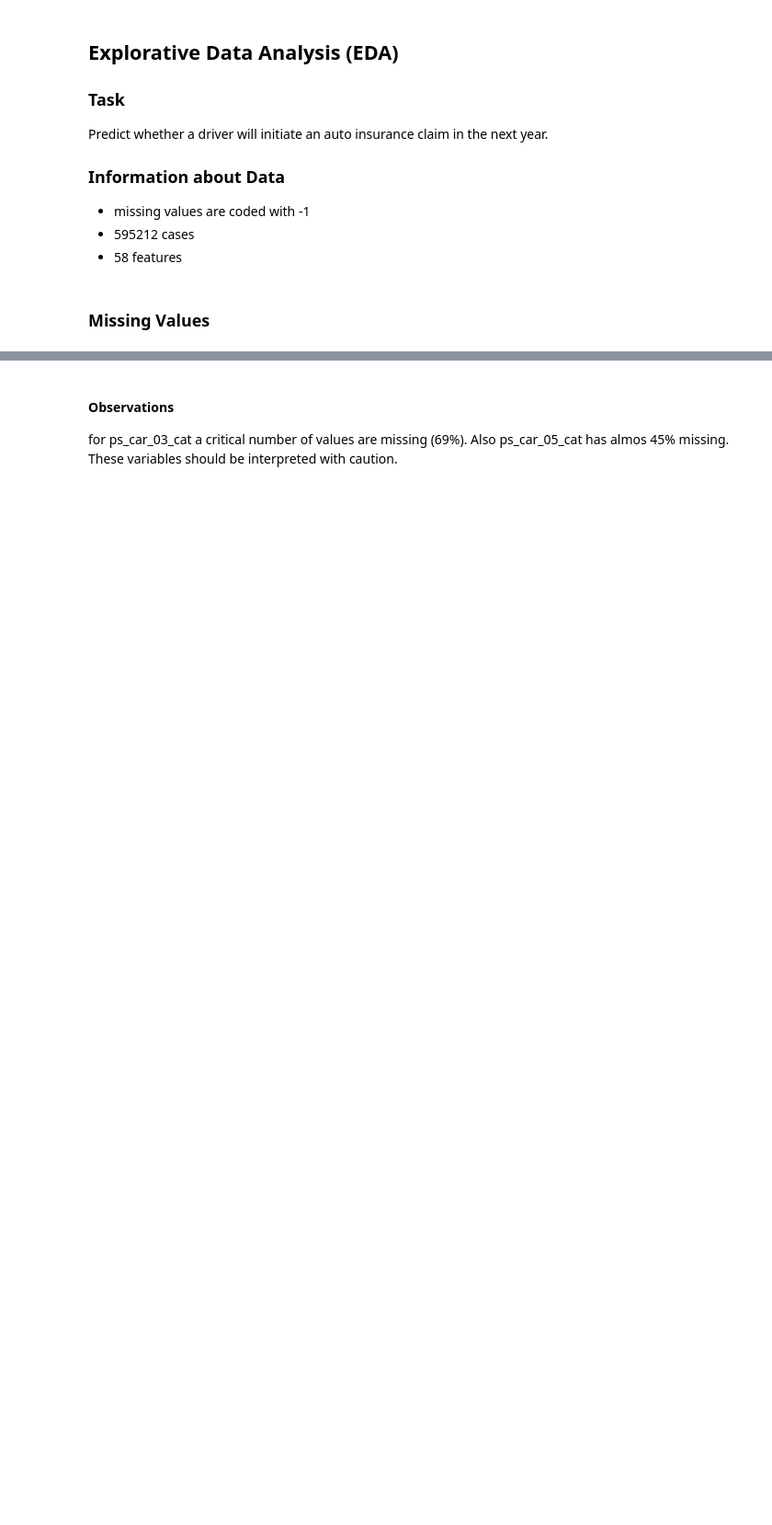
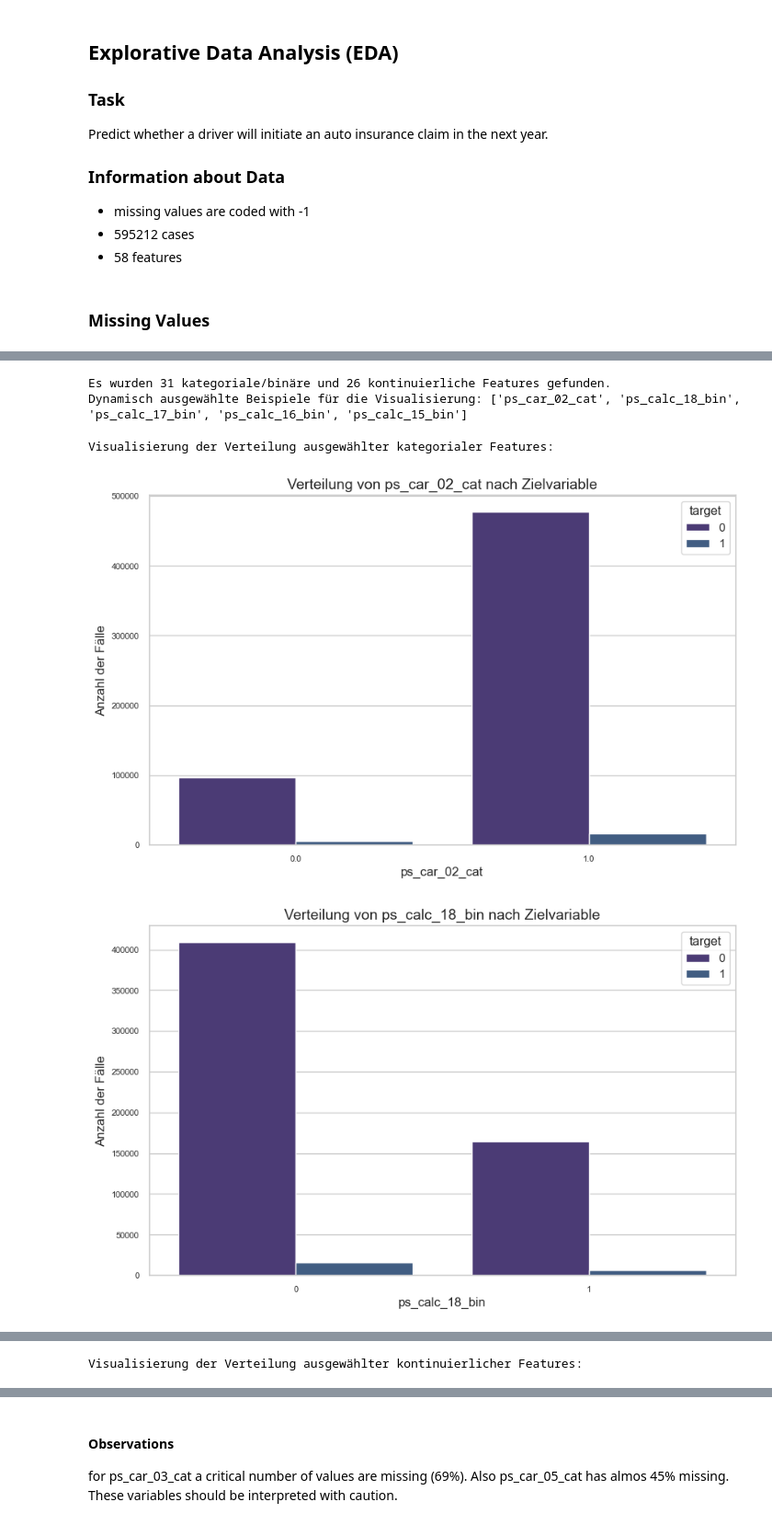
Before and after one commit to knirpsgraph/ada_portoSeguro, a Jupyter notebook: notebooks/01_EDA_integrated.ipynb, the cells around one changed output, grey strips where cells are left out. Shown: that part at 92% size. Drawn from its saved outputs; the diff is of its cells as text; code cells hidden in the pictures; blank space fills up the shorter version.

```diff
--- a/notebooks/01_EDA_integrated.ipynb
+++ b/notebooks/01_EDA_integrated.ipynb
@@ -127,27 +121,43 @@ if not missing_df.empty:
+# %%
+# Analyse und Visualisierung der Features
+cat_features_all = [col for col in df.columns if '_cat' in col or '_bin' in col]
+cont_features = [col for col in df.columns if '_cat' not in col and '_bin' not in col and col != 'target']
+
+cat_cardinality = df[cat_features_all].nunique().sort_values()
+
+# Wähle die Top 5 Features mit der geringsten Anzahl an Kategorien als Beispiele aus
+example_cat_features = cat_cardinality.head(5).index.tolist()
+
+
+print(f"Es wurden {len(cat_features_all)} kategoriale/binäre und {len(cont_features)} kontinuierliche Features gefunden.")
+print(f"Dynamisch ausgewählte Beispiele für die Visualisierung: {example_cat_features}")
+# %% [output]
+Es wurden 31 kategoriale/binäre und 26 kontinuierliche Features gefunden.
+Dynamisch ausgewählte Beispiele für die Visualisierung: ['ps_car_02_cat', 'ps_calc_18_bin', 'ps_calc_17_bin', 'ps_calc_16_bin', 'ps_calc_15_bin']
 # %%
-# Analyse und Visualisierung der Features
-cat_features_all = [col for col in df.columns if '_cat' in col or '_bin' in col]
-cont_features = [col for col in df.columns if '_cat' not in col and '_bin' not in col and col != 'target']
-
-
-print(f"Es wurden {len(cat_features_all)} kategoriale/binäre und {len(cont_features)} kontinuierliche Features gefunden.")
-
 print("\nVisualisierung der Verteilung ausgewählter kategorialer Features:")
 for col in example_cat_features:
     if col in df.columns:
         plt.figure(figsize=theme.FIGSIZE_SMALL)
         sns.countplot(x=col, hue='target', data=df)
         plt.title(f'Verteilung von {col} nach Zielvariable')
         plt.xlabel(col)
         plt.ylabel('Anzahl der Fälle')
         plt.show()
 
+correlation_with_target = df[cont_features].corrwith(df['target']).sort_values(key=abs, ascending=False)
+example_cont_features = correlation_with_target.head(3).index.tolist()
+
 print("\nVisualisierung der Verteilung ausgewählter kontinuierlicher Features:")
 for col in example_cont_features:
     if col in df.columns:
         plt.figure(figsize=theme.FIGSIZE_SMALL)
         sns.kdeplot(data=df, x=col, hue='target', fill=True, common_norm=False)
         plt.title(f'Verteilung von {col} nach Zielvariable')
         plt.xlabel(col)
         plt.ylabel('Dichte')
-    plt.show()
+        plt.show()
+# %% [output]
+Visualisierung der Verteilung ausgewählter kategorialer Features:
+[figure, added]
+[figure, added]
@@ -153,0 +167 @@ for col in example_cont_features:
+Visualisierung der Verteilung ausgewählter kontinuierlicher Features:
```
Also changed, not shown: parts of 10 cells of this notebook.
